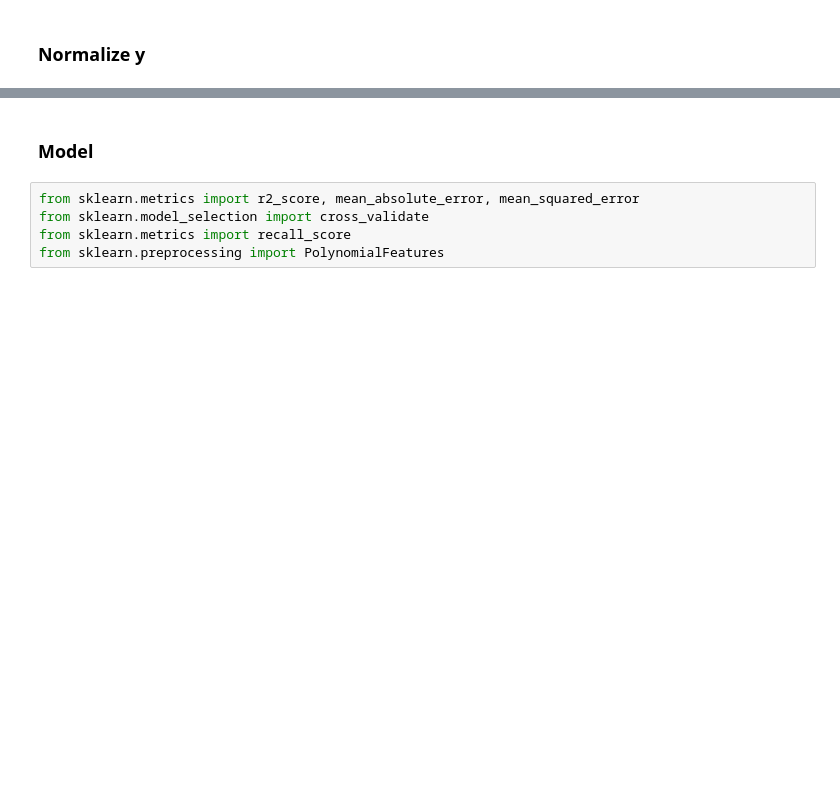
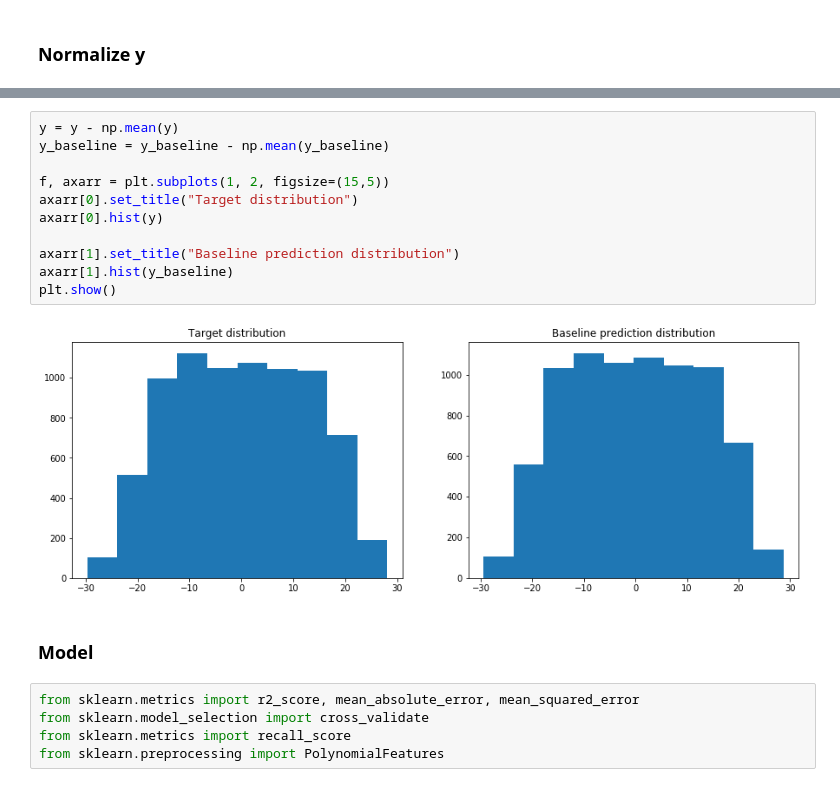
Before and after one commit to whiteRa2bit/cern_summer_project, a Jupyter notebook: problem1/experiments.ipynb, the cells around one changed output, grey strips where cells are left out. Cells and saved outputs as stored; diff of their text form; blank space fills up the shorter version.

```diff
--- a/problem1/experiments.ipynb
+++ b/problem1/experiments.ipynb
@@ -66,3 +36,16 @@ y_baseline = y_baseline - np.mean(y_baseline)
+# %%
+y = y - np.mean(y)
+y_baseline = y_baseline - np.mean(y_baseline)
+
+f, axarr = plt.subplots(1, 2, figsize=(15,5))
+axarr[0].set_title("Target distribution")
+axarr[0].hist(y)
+
+axarr[1].set_title("Baseline prediction distribution")
+axarr[1].hist(y_baseline)
+plt.show()
+# %% [output]
+[figure, added]
 # %% [markdown]
 ### Model
 # %%
```
Also changed, not shown: parts of 112 cells of this notebook, 2 other files.
